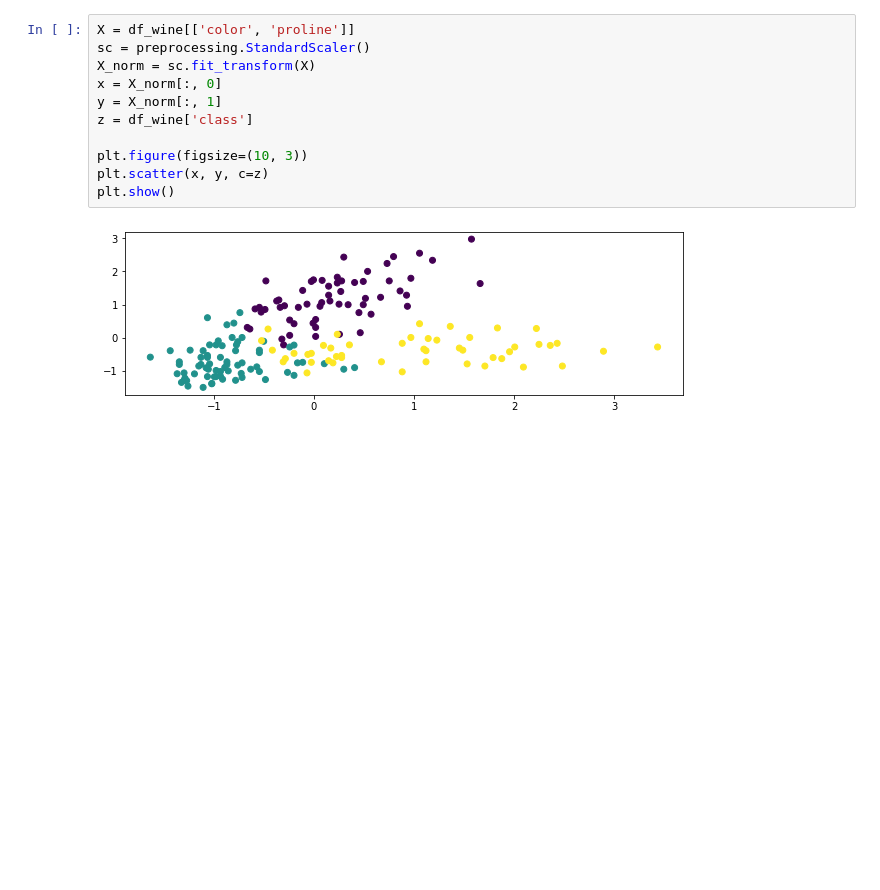
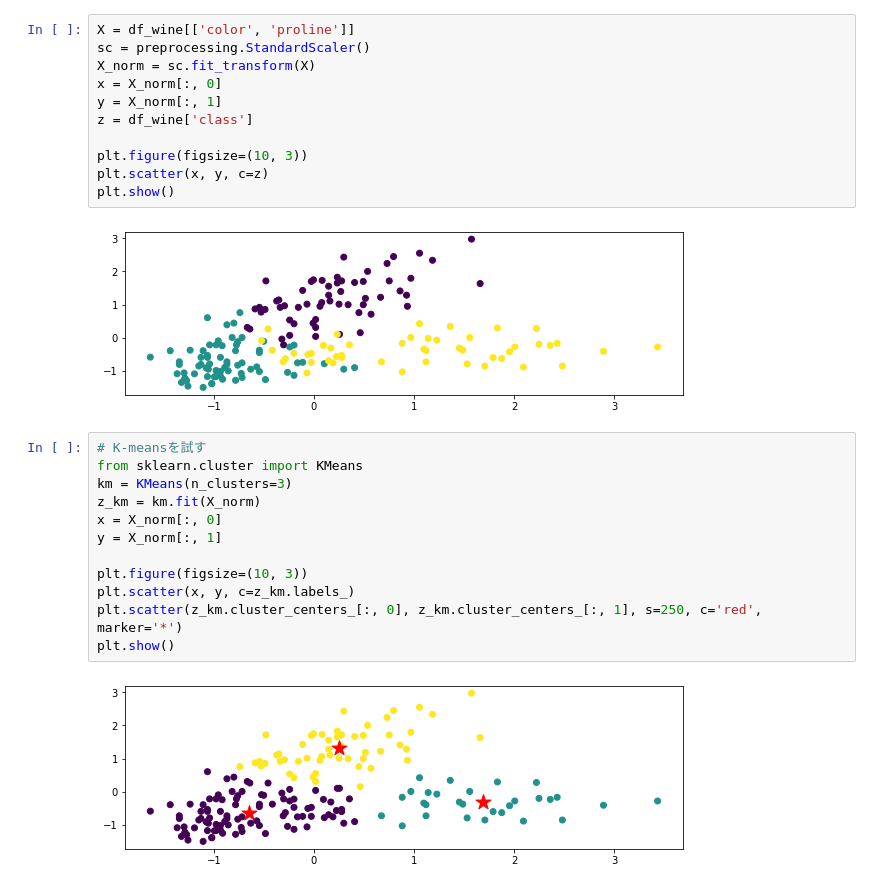
Before and after one commit to kackey0-1/ml_handson, a Jupyter notebook: ai_model_build_100/2_multiple_clusterings.ipynb, the cells around one changed output. Cells and saved outputs as stored; diff of their text form; blank space fills up the shorter version.

```diff
--- a/ai_model_build_100/2_multiple_clusterings.ipynb
+++ b/ai_model_build_100/2_multiple_clusterings.ipynb
@@ -121,3 +121,17 @@ plt.scatter(x, y, c=z)
 plt.show()
 # %% [output]
 [figure]
+# %%
+# K-meansを試す
+from sklearn.cluster import KMeans
+km = KMeans(n_clusters=3)
+z_km = km.fit(X_norm)
+x = X_norm[:, 0]
+y = X_norm[:, 1]
+
+plt.figure(figsize=(10, 3))
+plt.scatter(x, y, c=z_km.labels_)
+plt.scatter(z_km.cluster_centers_[:, 0], z_km.cluster_centers_[:, 1], s=250, c='red', marker='*')
+plt.show()
+# %% [output]
+[figure, added]
```
Also changed, not shown: parts of 14 cells of this notebook, 1 other file.
